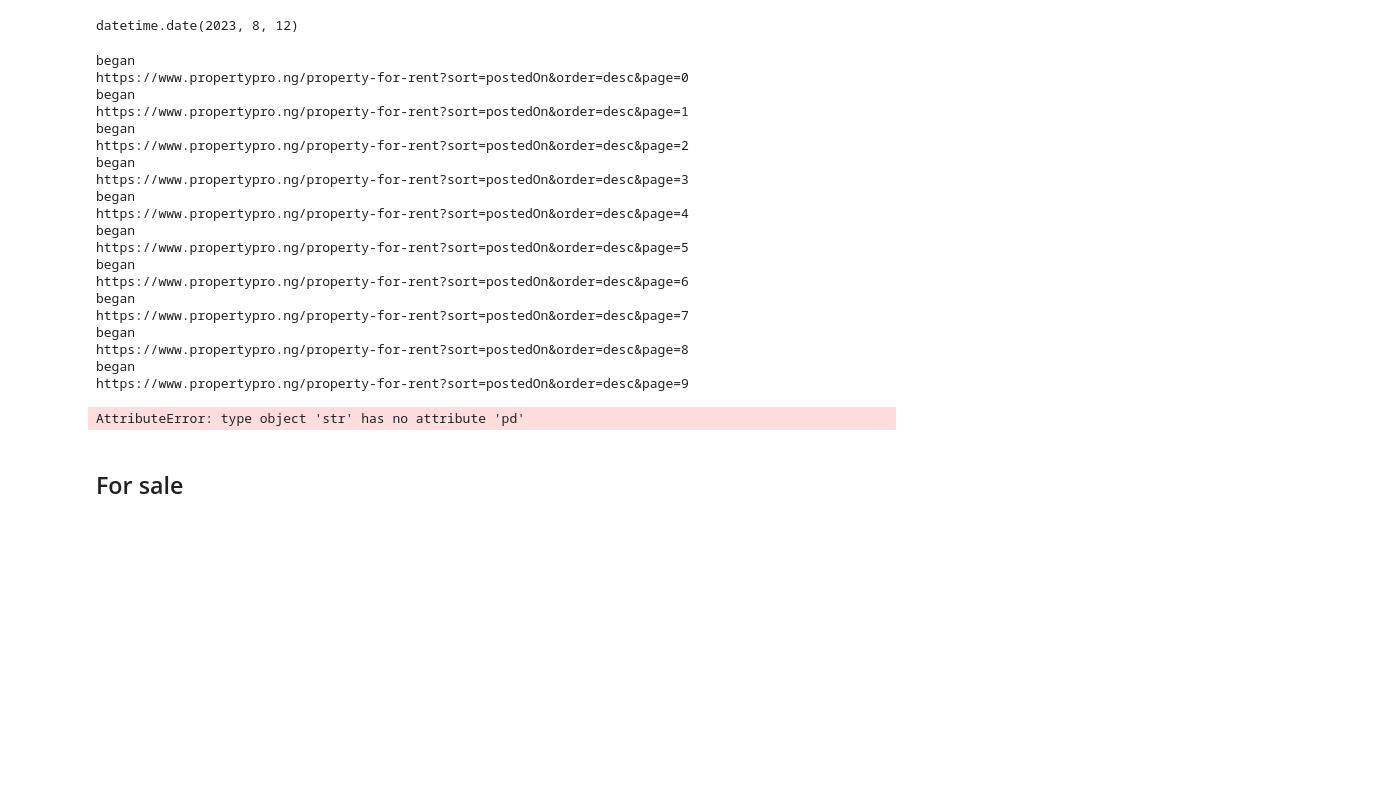
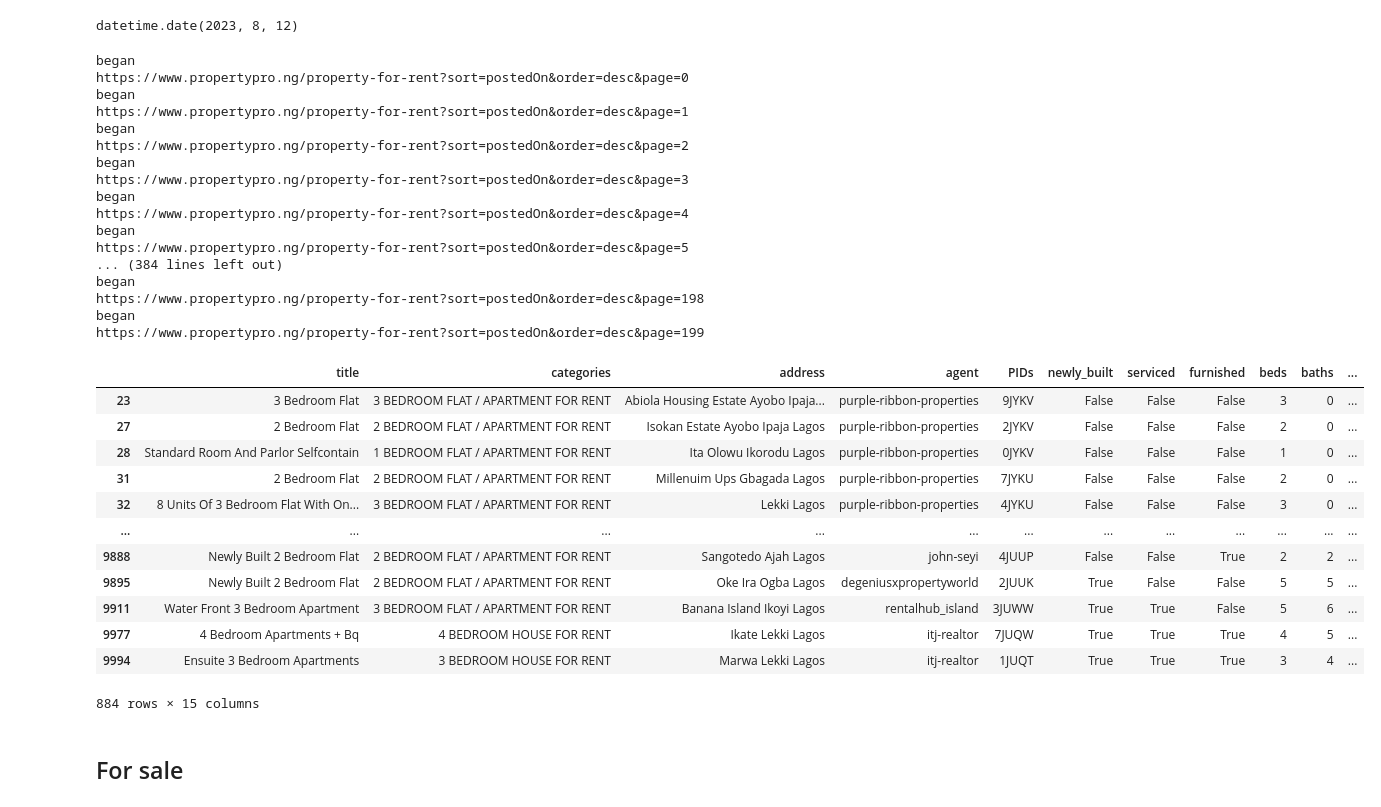
Before and after one commit to George-Michael-Dagogo/Real_Estate_data_pipeline, a Jupyter notebook: test.ipynb, the cells around one changed output. Drawn from its saved outputs; the diff is of its cells as text; code cells hidden in the pictures; blank space fills up the shorter version.

```diff
--- a/test.ipynb
+++ b/test.ipynb
@@ -6,7 +6,6 @@ pip install -r requirements.txt
 import datetime
 yesterday = datetime.date.today() - datetime.timedelta(days=+1)
 yesterday
-df = df[~(df['date_updated'] < pd.to_datetime(yesterday))]
 # %% [output]
 datetime.date(2023, 8, 12)
 # %%
@@ -21,7 +20,7 @@ today = datetime.date.today()
 yesterday = datetime.date.today() - datetime.timedelta(days=+1)
 today = '_' + str(today)
 
-url = [f'https://www.propertypro.ng/property-for-rent?sort=postedOn&order=desc&page={i:d}'  for i in (range(0, 10))]
+url = [f'https://www.propertypro.ng/property-for-rent?sort=postedOn&order=desc&page={i:d}'  for i in (range(0, 200))]
 titles= []
 types = []
 locations = []
@@ -137,43 +136,53 @@ def transform_data():
     df['date_posted'] = df['date_post'].str.extract(r'Added (\d{2} \w{3} \d{4})', expand=False)
     df['date_updated'] = df['date_post'].str.extract(r'Updated (\d{2} \w{3} \d{4})', expand=False)
     df['date_posted'] = pd.to_datetime(df['date_posted'], format='%d %b %Y', errors='coerce')
     df['date_updated'] = pd.to_datetime(df['date_updated'], format='%d %b %Y', errors='coerce')
-    df['date_updated'] = df['date_updated'].fillna("not updated")
+    #df['date_updated'] = df['date_updated'].fillna("not updated")
     df.drop('date_post', axis=1, inplace=True)
     df['state'] = df['address'].str.split().str[-1]
-    df = df[~(df['date_updated'] < pd.to_datetime(yesterday))]
+    df = df[(df['date_posted'].dt.date == yesterday) | (df['date_updated'].dt.date == yesterday)]
 
-    df.to_csv(f'../Real_Estate_data_pipeline/property_csv/propertypro_for_rent{today}.csv', index=False)
+
+    df.to_csv(f'../Real_Estate_data_pipeline/property_csv/propertypro_for_rent{yesterday}.csv', index=False)
     return df
 
 
 
 with concurrent.futures.ThreadPoolExecutor(max_workers=20) as executor:
     executor.map(extract_data, url)
 
 transform_data()
 # %% [output]
 began
 https://www.propertypro.ng/property-for-rent?sort=postedOn&order=desc&page=0
 began
 https://www.propertypro.ng/property-for-rent?sort=postedOn&order=desc&page=1
 began
 https://www.propertypro.ng/property-for-rent?sort=postedOn&order=desc&page=2
 began
 https://www.propertypro.ng/property-for-rent?sort=postedOn&order=desc&page=3
 began
 https://www.propertypro.ng/property-for-rent?sort=postedOn&order=desc&page=4
 began
 https://www.propertypro.ng/property-for-rent?sort=postedOn&order=desc&page=5
+... (384 lines left out)
 began
-https://www.propertypro.ng/property-for-rent?sort=postedOn&order=desc&page=6
+https://www.propertypro.ng/property-for-rent?sort=postedOn&order=desc&page=198
 began
-https://www.propertypro.ng/property-for-rent?sort=postedOn&order=desc&page=7
-began
-https://www.propertypro.ng/property-for-rent?sort=postedOn&order=desc&page=8
-began
-https://www.propertypro.ng/property-for-rent?sort=postedOn&order=desc&page=9
+https://www.propertypro.ng/property-for-rent?sort=postedOn&order=desc&page=199
+|  | title | categories | address | agent | PIDs | newly_built | serviced | furnished | beds | baths | ... |
+| 23 | 3 Bedroom Flat | 3 BEDROOM FLAT / APARTMENT FOR RENT | Abiola Housing Estate Ayobo Ipaja... | purple-ribbon-properties | 9JYKV | False | False | False | 3 | 0 | ... |
+| 27 | 2 Bedroom Flat | 2 BEDROOM FLAT / APARTMENT FOR RENT | Isokan Estate Ayobo Ipaja Lagos | purple-ribbon-properties | 2JYKV | False | False | False | 2 | 0 | ... |
+| 28 | Standard Room And Parlor Selfcontain | 1 BEDROOM FLAT / APARTMENT FOR RENT | Ita Olowu Ikorodu Lagos | purple-ribbon-properties | 0JYKV | False | False | False | 1 | 0 | ... |
+| 31 | 2 Bedroom Flat | 2 BEDROOM FLAT / APARTMENT FOR RENT | Millenuim Ups Gbagada Lagos | purple-ribbon-properties | 7JYKU | False | False | False | 2 | 0 | ... |
+| 32 | 8 Units Of 3 Bedroom Flat With On... | 3 BEDROOM FLAT / APARTMENT FOR RENT | Lekki Lagos | purple-ribbon-properties | 4JYKU | False | False | False | 3 | 0 | ... |
+| ... | ... | ... | ... | ... | ... | ... | ... | ... | ... | ... | ... |
+| 9888 | Newly Built 2 Bedroom Flat | 2 BEDROOM FLAT / APARTMENT FOR RENT | Sangotedo Ajah Lagos | john-seyi | 4JUUP | False | False | True | 2 | 2 | ... |
+| 9895 | Newly Built 2 Bedroom Flat | 2 BEDROOM FLAT / APARTMENT FOR RENT | Oke Ira Ogba Lagos | degeniusxpropertyworld | 2JUUK | True | False | False | 5 | 5 | ... |
+| 9911 | Water Front 3 Bedroom Apartment | 3 BEDROOM FLAT / APARTMENT FOR RENT | Banana Island Ikoyi Lagos | rentalhub_island | 3JUWW | True | True | False | 5 | 6 | ... |
+| 9977 | 4 Bedroom Apartments + Bq | 4 BEDROOM HOUSE FOR RENT | Ikate Lekki Lagos | itj-realtor | 7JUQW | True | True | True | 4 | 5 | ... |
+| 9994 | Ensuite 3 Bedroom Apartments | 3 BEDROOM HOUSE FOR RENT | Marwa Lekki Lagos | itj-realtor | 1JUQT | True | True | True | 3 | 4 | ... |
-AttributeError: type object 'str' has no attribute 'pd'
+884 rows × 15 columns
 # %% [markdown]
 ## For sale
 # %%
```
Also changed, not shown: 10 other files.
